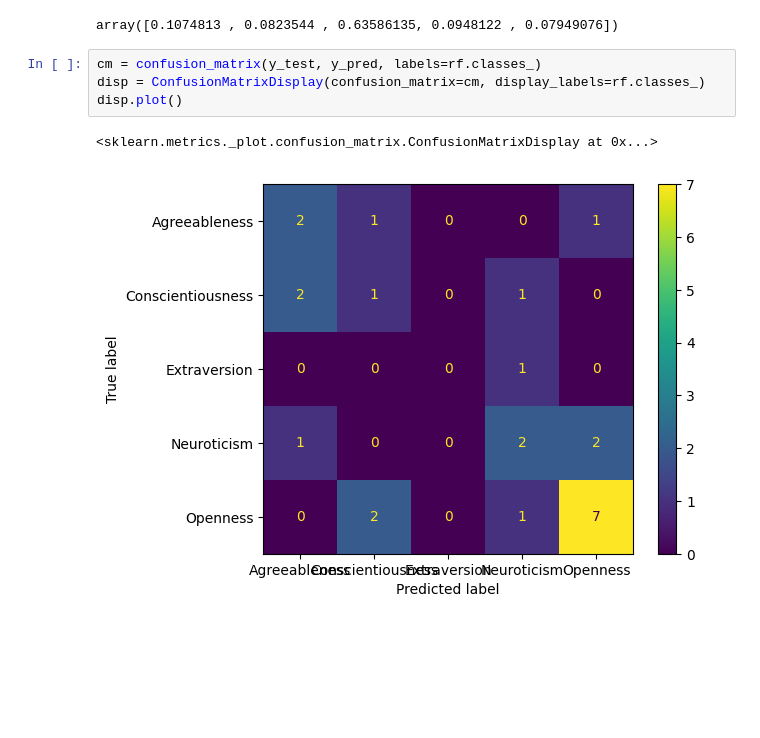
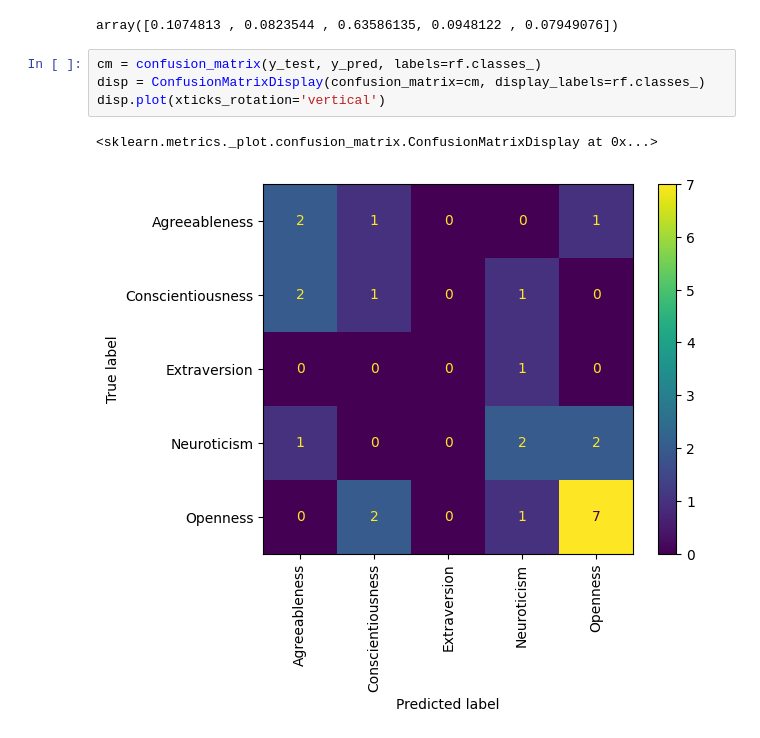
Before and after one commit to subhadip6869/Personality_Prediction, a Jupyter notebook: personality_randomforest.ipynb, the cells around one changed output. Saved outputs shown, nothing was run; the diff lists cells and outputs as text; blank space fills up the shorter version.

```diff
--- a/personality_randomforest.ipynb
+++ b/personality_randomforest.ipynb
@@ -167,7 +167,7 @@ array([0.1074813 , 0.0823544 , 0.63586135, 0.0948122 , 0.07949076])
 # %%
 cm = confusion_matrix(y_test, y_pred, labels=rf.classes_)
 disp = ConfusionMatrixDisplay(confusion_matrix=cm, display_labels=rf.classes_)
-disp.plot()
+disp.plot(xticks_rotation='vertical')
 # %% [output]
 <sklearn.metrics._plot.confusion_matrix.ConfusionMatrixDisplay at 0x...>
-[figure, old version]
+[figure, new version]
```
